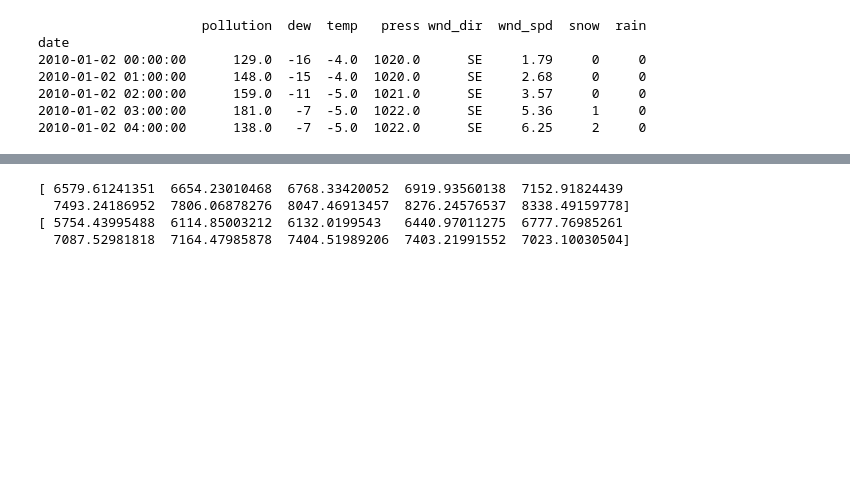
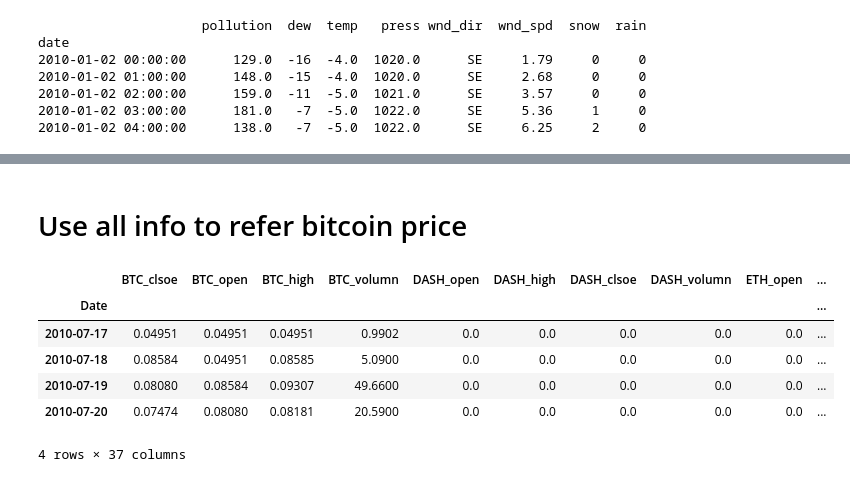
Before and after one commit to panpanpandas/cportfolio, a Jupyter notebook: RNNMultipleVariance.ipynb, the cells around one changed output, grey strips where cells are left out. Drawn from its saved outputs; the diff is of its cells as text; code cells hidden in the pictures; blank space fills up the shorter version.

```diff
--- a/RNNMultipleVariance.ipynb
+++ b/RNNMultipleVariance.ipynb
@@ -271,8 +223,25 @@ Test RMSE: 0.054
-# %%
-print(predictedY[-10:])
-print(y[-10:])
-# %% [output]
-[ 6579.61241351  6654.23010468  6768.33420052  6919.93560138  7152.91824439
-  7493.24186952  7806.06878276  8047.46913457  8276.24576537  8338.49159778]
-[ 5754.43995488  6114.85003212  6132.0199543   6440.97011275  6777.76985261
-  7087.52981818  7164.47985878  7404.51989206  7403.21991552  7023.10030504]
+# %% [markdown]
+# Use all info to refer bitcoin price
+# %%
+# load data
+dataset = read_csv('data/result.csv',parse_dates = ['Date'], index_col='Date')
+#dataset = dataset.iloc[::-1]
+dataset.index.name = 'Date'
+dataset = dataset.loc[:, ~dataset.columns.str.contains('^Unnamed')]
+# summarize first 5 rows
+columns = dataset.columns.tolist()
+topColumn = 'BTC_clsoe'
+columns.remove(topColumn)
+dataset = dataset[[topColumn] + columns]
+dataset = dataset.fillna(method='pad')
+dataset = dataset.fillna(value=0)
+dataset.to_csv('result.csv')
+dataset.head(4)
+# %% [output]
+|  | BTC_clsoe | BTC_open | BTC_high | BTC_volumn | DASH_open | DASH_high | DASH_clsoe | DASH_volumn | ETH_open | ... |
+| Date |  |  |  |  |  |  |  |  |  | ... |
+| 2010-07-17 | 0.04951 | 0.04951 | 0.04951 | 0.9902 | 0.0 | 0.0 | 0.0 | 0.0 | 0.0 | ... |
+| 2010-07-18 | 0.08584 | 0.04951 | 0.08585 | 5.0900 | 0.0 | 0.0 | 0.0 | 0.0 | 0.0 | ... |
+| 2010-07-19 | 0.08080 | 0.08584 | 0.09307 | 49.6600 | 0.0 | 0.0 | 0.0 | 0.0 | 0.0 | ... |
+| 2010-07-20 | 0.07474 | 0.08080 | 0.08181 | 20.5900 | 0.0 | 0.0 | 0.0 | 0.0 | 0.0 | ... |
+4 rows × 37 columns
```
Also changed, not shown: parts of 18 cells of this notebook, 2 other files.
